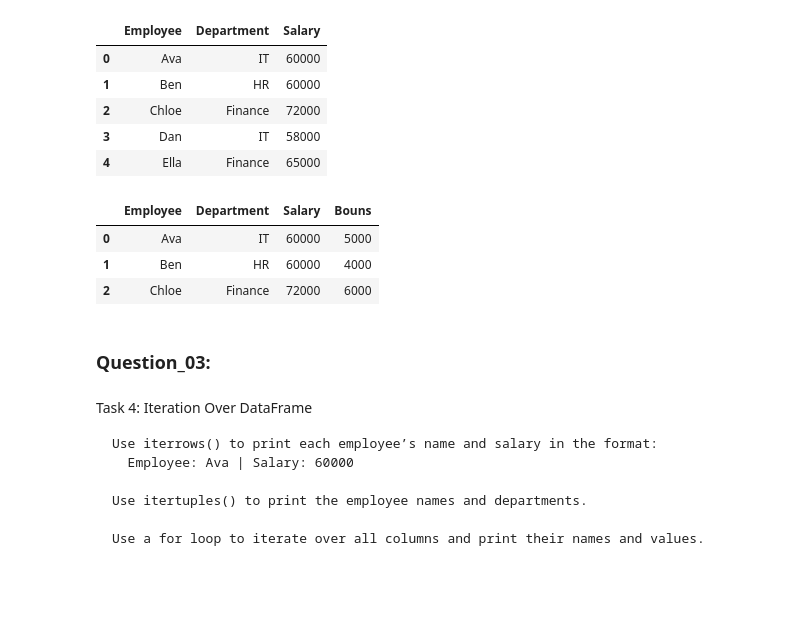
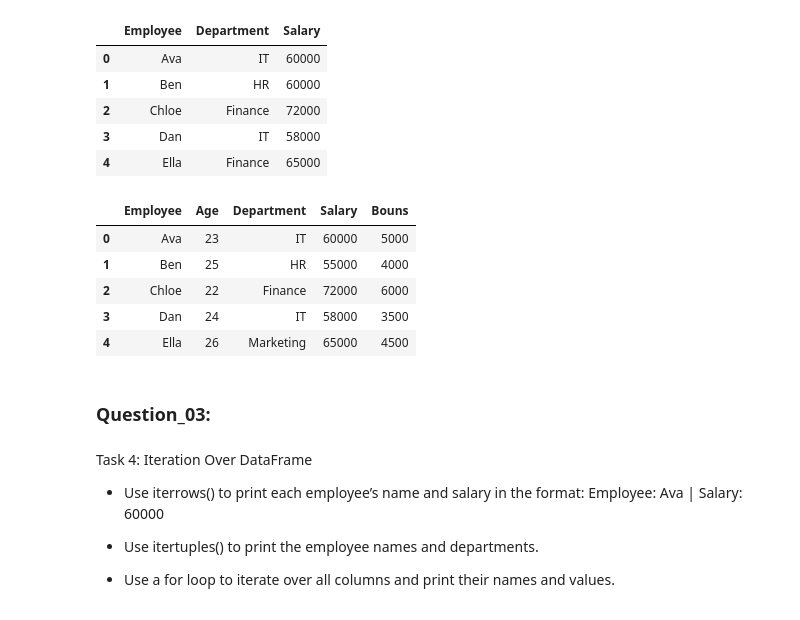
Before and after one commit to KzRaihan/Python_Statistics-Math-For-Machine-Learning, a Jupyter notebook: Module_12_Pandas with Data Analysis/_08_deleted_iteration_df.ipynb, the cells around one changed output. Cells and saved outputs as stored; diff of their text form; code cells hidden in the pictures; blank space fills up the shorter version.

```diff
--- a/Module_12_Pandas with Data Analysis/_08_deleted_iteration_df.ipynb
+++ b/Module_12_Pandas with Data Analysis/_08_deleted_iteration_df.ipynb
@@ -555,12 +585,14 @@ df
 
 df["Bouns"] = [5000, 4000, 6000, 3500, 4500]
 # %%
-df.head(3)
+df
 # %% [output]
-|  | Employee | Department | Salary | Bouns |
-| 0 | Ava | IT | 60000 | 5000 |
-| 1 | Ben | HR | 60000 | 4000 |
-| 2 | Chloe | Finance | 72000 | 6000 |
+|  | Employee | Age | Department | Salary | Bouns |
+| 0 | Ava | 23 | IT | 60000 | 5000 |
+| 1 | Ben | 25 | HR | 55000 | 4000 |
+| 2 | Chloe | 22 | Finance | 72000 | 6000 |
+| 3 | Dan | 24 | IT | 58000 | 3500 |
+| 4 | Ella | 26 | Marketing | 65000 | 4500 |
 # %%
 #  Assign “IT” to the "Department" column for rows with Age < 25.
 # %% [markdown]
@@ -568,12 +600,12 @@ df.head(3)
 # %% [markdown]
 Task 4: Iteration Over DataFrame
 
-    Use iterrows() to print each employee’s name and salary in the format:
+  - Use iterrows() to print each employee’s name and salary in the format:
       Employee: Ava | Salary: 60000
 
-    Use itertuples() to print the employee names and departments.
+  - Use itertuples() to print the employee names and departments.
 
-    Use a for loop to iterate over all columns and print their names and values.
+  - Use a for loop to iterate over all columns and print their names and values.
 # %%
 #   Use iterrows() to print each employee’s name and salary in the format:
 #       Employee: Ava | Salary: 60000
```
Also changed, not shown: parts of 10 cells of this notebook, 16 other files.
